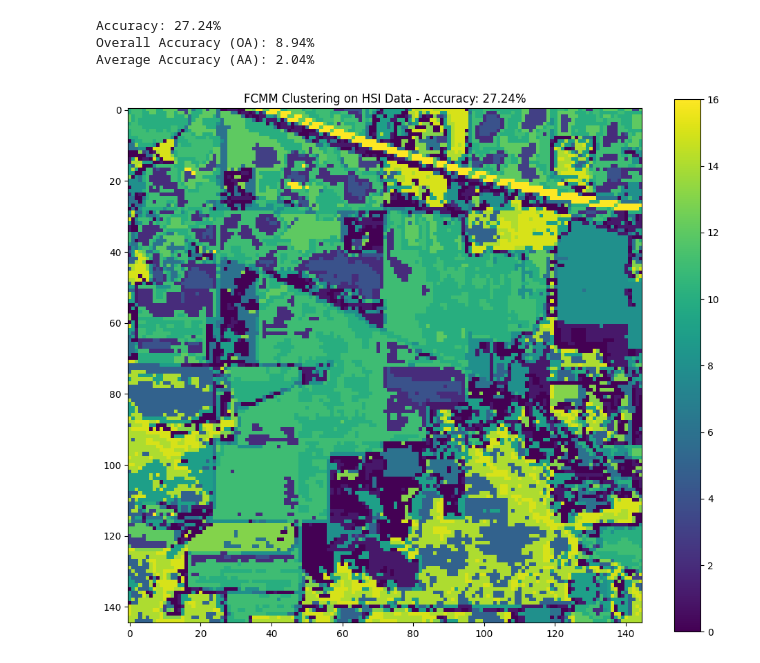
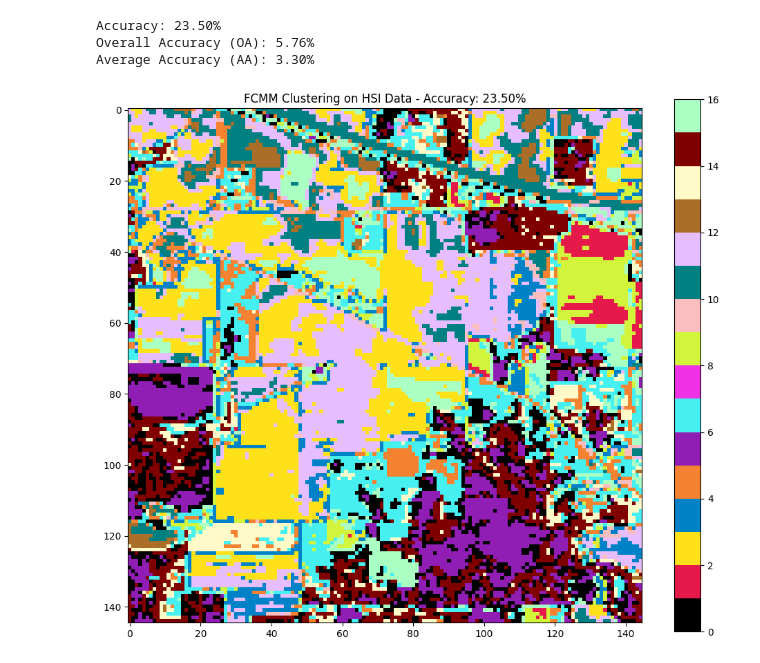
Before and after one commit to DFeng0215/FCMM, a Jupyter notebook: IP_FCMM.ipynb, the cells around one changed output. Drawn from its saved outputs; the diff is of its cells as text; code cells hidden in the pictures.

```diff
--- a/IP_FCMM.ipynb
+++ b/IP_FCMM.ipynb
@@ -54,3 +39,29 @@ def update_membership_matrix_Z(M, V, r):
+# %%
+def update_membership_matrix_Y(data, centers, r):
+    """更新隸屬度矩陣 Y 根據公式 (7)"""
+    # 计算所有数据点到所有中心的距离矩阵
+    distances = cdist(data, centers, metric='sqeuclidean')
+    # 计算权重
+    weights = distances[:, :, np.newaxis] / distances[:, np.newaxis, :]
+    weights = weights ** (2 / (r - 1))
+    # 求和得到分母
+    denom = np.sum(weights, axis=2)
+    # 计算 Y 矩阵
+    Y = 1 / denom
+    return Y
+# %%
+def update_membership_matrix_Z(M, V, r):
+    """更新隸屬度矩陣 Z 根據公式 (9)"""
+    # 计算所有子群集到所有最终群集的距离矩阵
+    distances = cdist(M, V, metric='sqeuclidean')
+    # 计算权重
+    weights = distances[:, :, np.newaxis] / distances[:, np.newaxis, :]
+    weights = weights ** (2 / (r - 1))
+    # 求和得到分母
+    denom = np.sum(weights, axis=2)
+    # 计算 Z 矩阵
+    Z = 1 / denom
+    return Z
 # %%
 
 def fcmm(data, q, c, r, alpha, error=0.005, maxiter=100):
@@ -77,16 +88,18 @@ def fcmm(data, q, c, r, alpha, error=0.005, maxiter=100):
 # %%
 # Load Indian Pines Hyperspectral Dataset
 
-# 高光譜影像數據，三維資料集，分別是長、寬、光譜波段
-img = np.load('.\dataset\indian_pine\indianpinearray.npy')
-# 地面真實值(Ground Truth)，二維的對應每個數據點的歸屬
-gt = np.load('.\dataset\indian_pine\IPgt.npy')
+mat_data = loadmat('./dataset/indian_pine/Indian_pines_corrected.mat')
+gt_data = loadmat('./dataset/indian_pine/Indian_pines_gt.mat')
+
+# 提取高光譜影像數據和地面真實值
+img = mat_data['indian_pines_corrected']
+gt = gt_data['indian_pines_gt']
 classes = np.unique(gt)
 
 #將三維數據降至二維
 data = img.reshape(-1, img.shape[-1])
 
-q, c = 32, 16  # Number of subclusters and clusters
+q, c = 64, 16  # Number of subclusters and clusters
 r = 1.33  # Fuzzy factor
 alpha = 8.3  # Balance parameter
 
@@ -122,35 +174,35 @@ cm = confusion_matrix(gt_flat, labels)
 # print("Confusion Matrix:", cm)
 
 # 使用匈牙利算法找到最佳標籤對應
 row_ind, col_ind = linear_sum_assignment(-cm)  # 對成本矩陣取負值以求最大化
 
 # 建立標籤映射，根據找到的對應關係重映射 FCMM 的結果
 label_mapping = {col: row for col, row in zip(col_ind, row_ind)}
 remapped_labels = np.array([label_mapping[label] for label in labels])
 
 # 計算重映射後的準確率
 accuracy = np.sum(remapped_labels == gt_flat) / gt_flat.size
 print(f"Accuracy: {accuracy * 100:.2f}%")
 
 # 計算整體精確度 (Overall Accuracy, OA)
 OA = np.trace(cm) / np.sum(cm)
 print(f"Overall Accuracy (OA): {OA * 100:.2f}%")
 
 # 計算平均精確度 (Average Accuracy, AA)
 class_accuracies = np.diag(cm) / np.sum(cm, axis=1)
 AA = np.mean(class_accuracies)
 print(f"Average Accuracy (AA): {AA * 100:.2f}%")
 
 # 可視化重映射後的分群結果
 remapped_clustered_img = remapped_labels.reshape(img.shape[:2])
 
 plt.figure(figsize=(12, 10))
-plt.imshow(remapped_clustered_img, cmap='viridis')
+plt.imshow(remapped_clustered_img, cmap=cmap)
 plt.colorbar()
 plt.title(f'FCMM Clustering on HSI Data - Accuracy: {accuracy * 100:.2f}%')
 plt.show()
 # %% [output]
-Accuracy: 27.24%
-Overall Accuracy (OA): 8.94%
-Average Accuracy (AA): 2.04%
+Accuracy: 23.50%
+Overall Accuracy (OA): 5.76%
+Average Accuracy (AA): 3.30%
-[figure, old version]
+[figure, new version]
```
Also changed, not shown: parts of 6 cells of this notebook, 13 other files.
